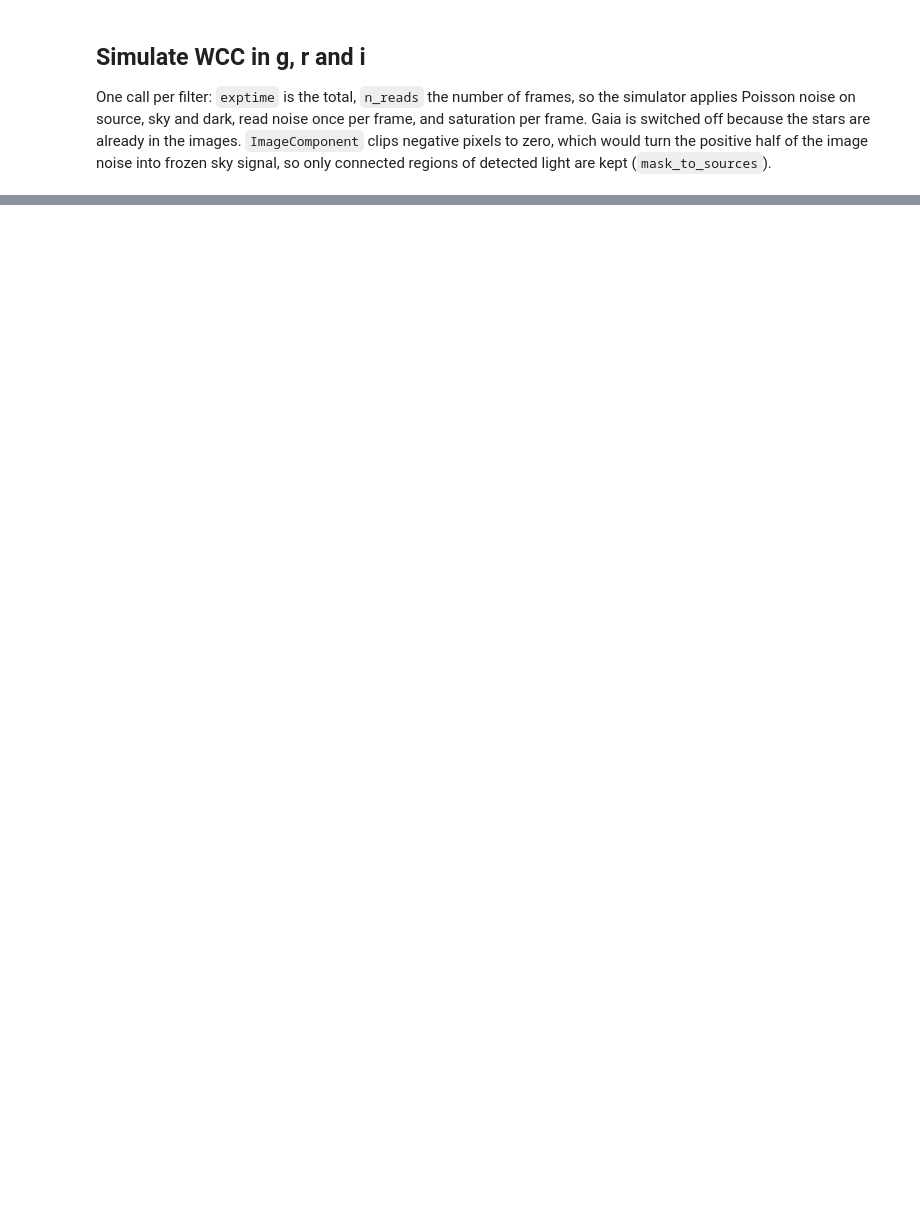
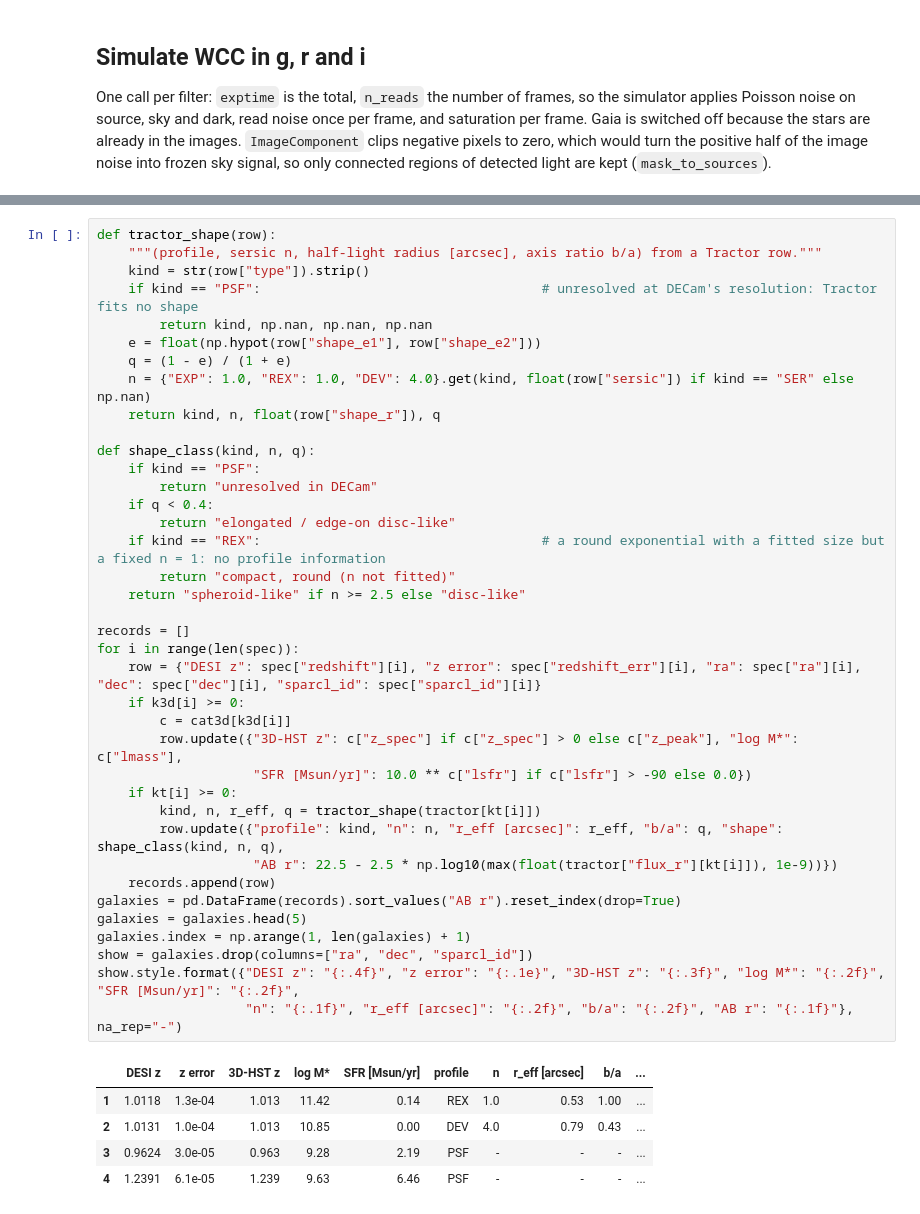
Before and after one commit to virajpandya/wcc-sim, a Jupyter notebook: notebooks/13_galaxy_field_hst_desi_wcc.ipynb, the cells around one changed output, grey strips where cells are left out. Drawn from its saved outputs; the diff is of its cells as text; blank space fills up the shorter version.

```diff
--- a/notebooks/13_galaxy_field_hst_desi_wcc.ipynb
+++ b/notebooks/13_galaxy_field_hst_desi_wcc.ipynb
@@ -277,0 +289,44 @@ fig.tight_layout()
+# %%
+def tractor_shape(row):
+    """(profile, sersic n, half-light radius [arcsec], axis ratio b/a) from a Tractor row."""
+    kind = str(row["type"]).strip()
+    if kind == "PSF":                                    # unresolved at DECam's resolution: Tractor fits no shape
+        return kind, np.nan, np.nan, np.nan
+    e = float(np.hypot(row["shape_e1"], row["shape_e2"]))
+    q = (1 - e) / (1 + e)
+    n = {"EXP": 1.0, "REX": 1.0, "DEV": 4.0}.get(kind, float(row["sersic"]) if kind == "SER" else np.nan)
+    return kind, n, float(row["shape_r"]), q
+
+def shape_class(kind, n, q):
+    if kind == "PSF":
+        return "unresolved in DECam"
+    if q < 0.4:
+        return "elongated / edge-on disc-like"
+    if kind == "REX":                                    # a round exponential with a fitted size but a fixed n = 1: no profile information
+        return "compact, round (n not fitted)"
+    return "spheroid-like" if n >= 2.5 else "disc-like"
+
+records = []
+for i in range(len(spec)):
+    row = {"DESI z": spec["redshift"][i], "z error": spec["redshift_err"][i], "ra": spec["ra"][i], "dec": spec["dec"][i], "sparcl_id": spec["sparcl_id"][i]}
+    if k3d[i] >= 0:
+        c = cat3d[k3d[i]]
+        row.update({"3D-HST z": c["z_spec"] if c["z_spec"] > 0 else c["z_peak"], "log M*": c["lmass"],
+                    "SFR [Msun/yr]": 10.0 ** c["lsfr"] if c["lsfr"] > -90 else 0.0})
+    if kt[i] >= 0:
+        kind, n, r_eff, q = tractor_shape(tractor[kt[i]])
+        row.update({"profile": kind, "n": n, "r_eff [arcsec]": r_eff, "b/a": q, "shape": shape_class(kind, n, q),
+                    "AB r": 22.5 - 2.5 * np.log10(max(float(tractor["flux_r"][kt[i]]), 1e-9))})
+    records.append(row)
+galaxies = pd.DataFrame(records).sort_values("AB r").reset_index(drop=True)
+galaxies = galaxies.head(5)
+galaxies.index = np.arange(1, len(galaxies) + 1)
+show = galaxies.drop(columns=["ra", "dec", "sparcl_id"])
+show.style.format({"DESI z": "{:.4f}", "z error": "{:.1e}", "3D-HST z": "{:.3f}", "log M*": "{:.2f}", "SFR [Msun/yr]": "{:.2f}",
+                   "n": "{:.1f}", "r_eff [arcsec]": "{:.2f}", "b/a": "{:.2f}", "AB r": "{:.1f}"}, na_rep="-")
+# %% [output]
+|  | DESI z | z error | 3D-HST z | log M* | SFR [Msun/yr] | profile | n | r_eff [arcsec] | b/a | ... |
+| 1 | 1.0118 | 1.3e-04 | 1.013 | 11.42 | 0.14 | REX | 1.0 | 0.53 | 1.00 | ... |
+| 2 | 1.0131 | 1.0e-04 | 1.013 | 10.85 | 0.00 | DEV | 4.0 | 0.79 | 0.43 | ... |
+| 3 | 0.9624 | 3.0e-05 | 0.963 | 9.28 | 2.19 | PSF | - | - | - | ... |
+| 4 | 1.2391 | 6.1e-05 | 1.239 | 9.63 | 6.46 | PSF | - | - | - | ... |
```
Also changed, not shown: parts of 20 cells of this notebook, 2 other files.
